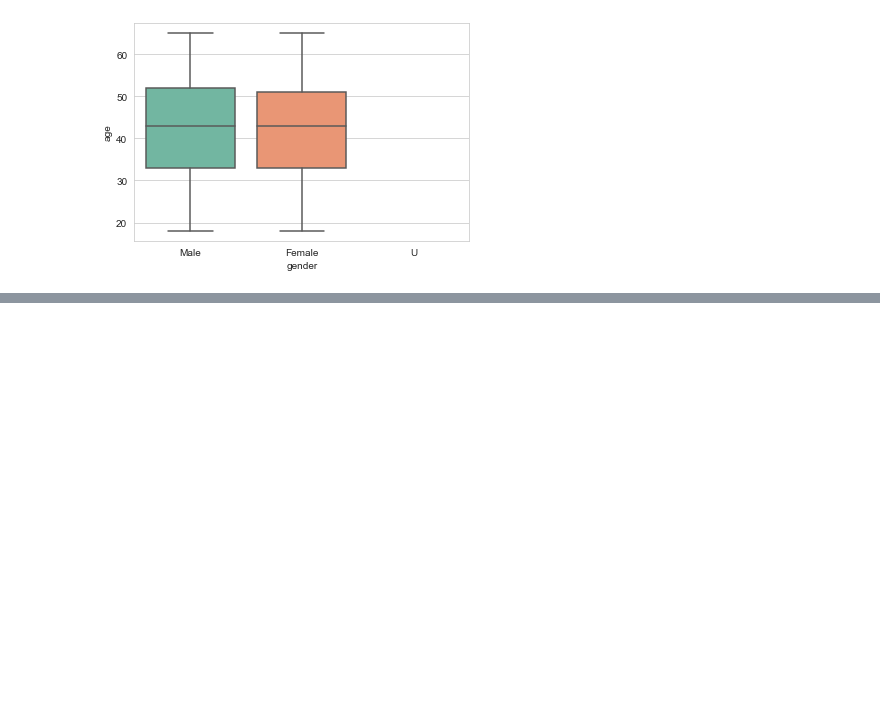
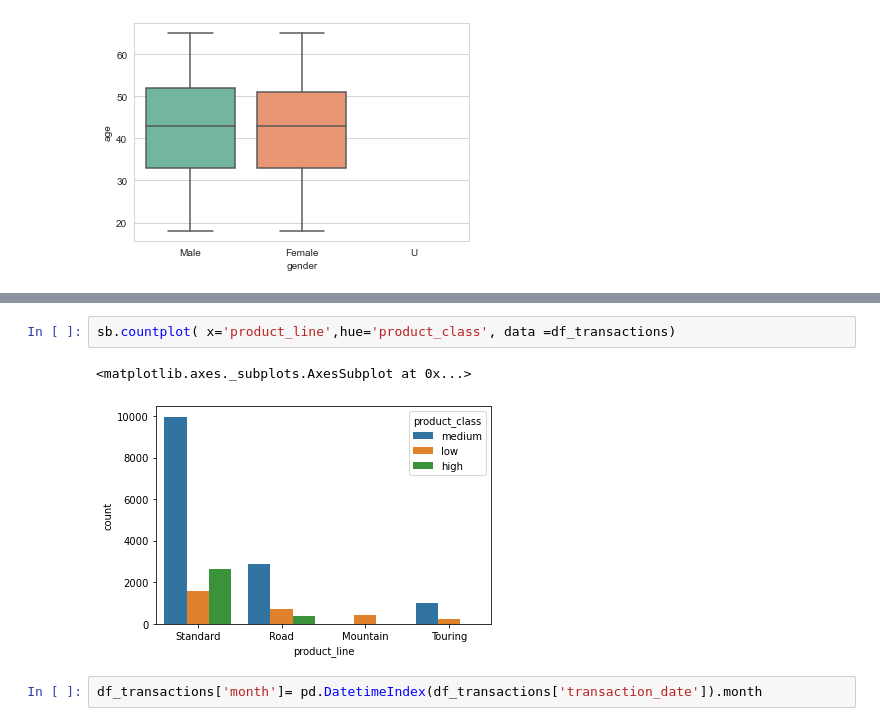
Before and after one commit to amira-salama1/KPMG---Customer-targeting-data-set, a Jupyter notebook: KPMG Data Quality Assessment.ipynb, the cells around one changed output, grey strips where cells are left out. Cells and saved outputs as stored; diff of their text form; blank space fills up the shorter version.

```diff
--- a/KPMG Data Quality Assessment.ipynb
+++ b/KPMG Data Quality Assessment.ipynb
@@ -563,0 +579,7 @@ sb.boxplot(x='gender', y='age', data=df_master)
+# %%
+sb.countplot( x='product_line',hue='product_class', data =df_transactions)
+# %% [output]
+<matplotlib.axes._subplots.AxesSubplot at 0x...>
+[figure, added]
+# %%
+df_transactions['month']= pd.DatetimeIndex(df_transactions['transaction_date']).month
```
Also changed, not shown: parts of 25 cells of this notebook.
